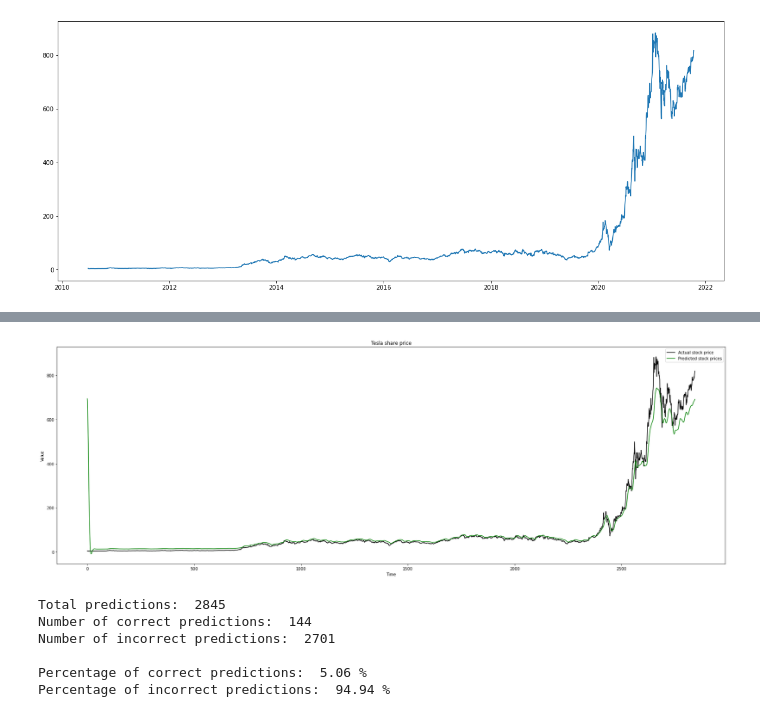
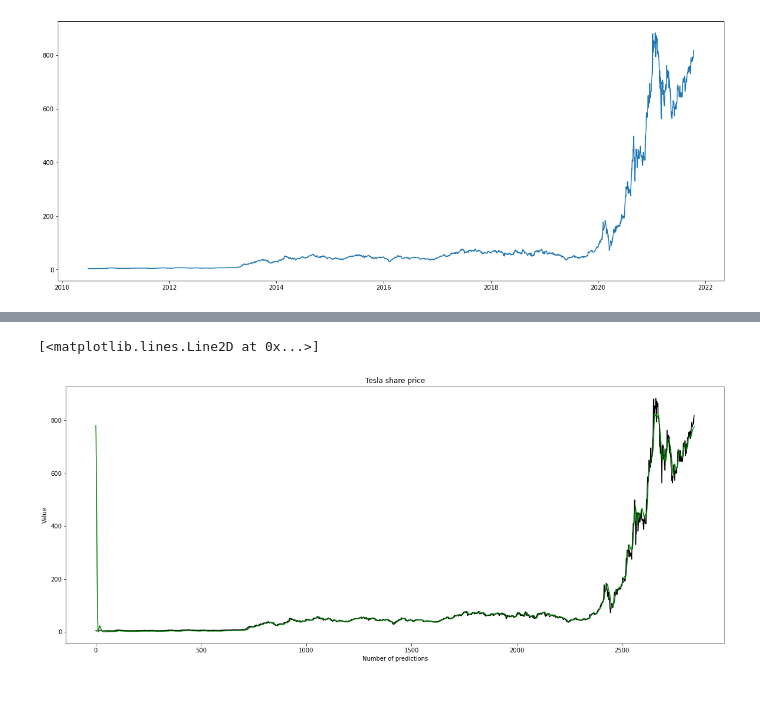
Before and after one commit to michaelekornrud/Oblig2_AI, a Jupyter notebook: Tesla.ipynb, the cells around one changed output, grey strips where cells are left out. Saved outputs shown, nothing was run; the diff lists cells and outputs as text; code cells hidden in the pictures.

```diff
--- a/Tesla.ipynb
+++ b/Tesla.ipynb
@@ -75,7 +79,7 @@ plt.plot(df['Open'], color="orange", label = 'Open price history')
 scaler = mms(feature_range=(0,1))
 scaled_data = scaler.fit_transform(df['Close'].values.reshape(-1,1))
 
-prediction_days = 60
+prediction_days = 90
 
 #Preparing two empty arrays
 
@@ -92,8 +96,11 @@ x_train = np.reshape(x_train, (x_train.shape[0], x_train.shape[1], 1))
 #Building a model from the 'tensorflow' library
 model = Sequential()
 
-#Comment on the LSTM and Dropout libs
+#Adding layers to the model
+#LSTM (Long short-term memory) is an artifcial rcurrent neural network (RNN) architecture mostly used in deep learning.
+#It will choose different implementations to maximize the performance
 model.add(LSTM(units=50, return_sequences = True, input_shape =(x_train.shape[1], 1)))
+#The dropout layer randomly sets input units to 0 with a frequency of rate at each step during trainig time, which helps prevent overfitting.
 model.add(Dropout(0.2))
 model.add(LSTM(units=50, return_sequences = True))
 model.add(Dropout(0.2))
@@ -101,6 +108,7 @@ model.add(LSTM(units=50))
 model.add(Dropout(0.2))
 
 #Prediction of the next closing value
+#Dense is used to create fully connected layers, in which every depends on every input.
 model.add(Dense(units=1))
 
 #The 'Adam' optimizer is an efficent stocastic optimizer developed by OpenAI
@@ -109,7 +117,8 @@ model.add(Dense(units=1))
 #Computes the mean of squares of errors between labels and predictions.
 model.compile(optimizer='adam', loss='mean_squared_error')
 
+
 #Alter 'epcohs' (i.e. 25, 50, 100) for more accurate predictions
-#Note: the higher the value of 'epochs' the longer it takes to train
-model.fit(x_train, y_train, epochs=10, batch_size=32)
+#Note: the higher the value of 'epochs' the longer it takes to train the model, but the more acurate the predictions will be
+model.fit(x_train, y_train, epochs=25, batch_size=32)
 # %% [output]
@@ -136,14 +142,14 @@ Epoch 10/10
 <keras.callbacks.History at 0x...>
 # %%
 #Loading test data
-test_sart = dt.datetime(2010,6,29)
-test_end = dt.datetime(2021,10,14)
-
 test_data = df
+#Loading the actual closinig prices
 actual_prices = test_data['Close'].values
 
+#Using the pandas lib to concatinate the two lists 'df' and 'test_data'
 total_dataset = pd.concat((df['Close'], test_data['Close']), axis=0)
 
+#Preparing the inputs
 model_inputs = total_dataset[len(total_dataset) - len(test_data) - prediction_days:].values
 model_inputs = model_inputs.reshape(-1,1)
 model_inputs = scaler.transform(model_inputs)
@@ -151,7 +157,7 @@ model_inputs = scaler.transform(model_inputs)
 #Making predictions on test data
 x_test = []
 
-for x in range(prediction_days, len(model_inputs)):
+for x in range(prediction_days, len(model_inputs + 50)):
     x_test.append(model_inputs[x - prediction_days : x, 0])
 
 x_test = np.array(x_test)
@@ -161,50 +167,15 @@ predicted_prices = model.predict(x_test)
 predicted_prices = scaler.inverse_transform(predicted_prices)
 # %%
 #Ploting the predictions
+
+plt.figure(figsize=(20,8))
+plt.title("Tesla share price")
+plt.xlabel("Number of predictions")
+plt.ylabel("Value")
 plt.plot(actual_prices, color="black", label="Actual stock price")
 plt.plot(predicted_prices, color="green", label = "Predicted stock prices")
-plt.title("Tesla share price")
-plt.xlabel("Time")
-plt.ylabel("Value")
-plt.rcParams["figure.figsize"] = (30,10)
-plt.legend()
-plt.show()
 
 #Alter 'epcohs' (i.e. 25, 50, 100) for more accurate predictions
 # %% [output]
+[<matplotlib.lines.Line2D at 0x...>]
-[figure, old version]
+[figure, new version]
-# %%
-correct_predictions = 0
-incorrect_predictions = 0
-
-
-for i in range (len(x_test)):
-    if actual_prices[i] - 1.5 < predicted_prices[i] and predicted_prices[i] < actual_prices[i] + 1.5:
-        correct_predictions += 1
-    else:
-        incorrect_predictions += 1
-
-print('Total predictions: ', len(x_test))
-print('Number of correct predictions: ', correct_predictions)
-print('Number of incorrect predictions: ', incorrect_predictions)
-#Printing an empty linie
-print()
-
-#Calculating percentage of correct predictions
-percent = (correct_predictions / len(x_test)) * 100
-#Formating the percentage to two decimals
-format_percent = "{:.2f}".format(percent)
-print('Percentage of correct predictions: ', format_percent, "%")
-
-#Calculating percentage of incorrect predictions
-off_percent = (incorrect_predictions / len(x_test) * 100)
-#Formating the percentage to two decimals
-format_offpercent = "{:.2f}".format(off_percent)
-print('Percentage of incorrect predictions: ', format_offpercent, "%")
-# %% [output]
-Total predictions:  2845
-Number of correct predictions:  144
-Number of incorrect predictions:  2701
-
-Percentage of correct predictions:  5.06 %
-Percentage of incorrect predictions:  94.94 %
```
Also changed, not shown: parts of 8 cells of this notebook.
